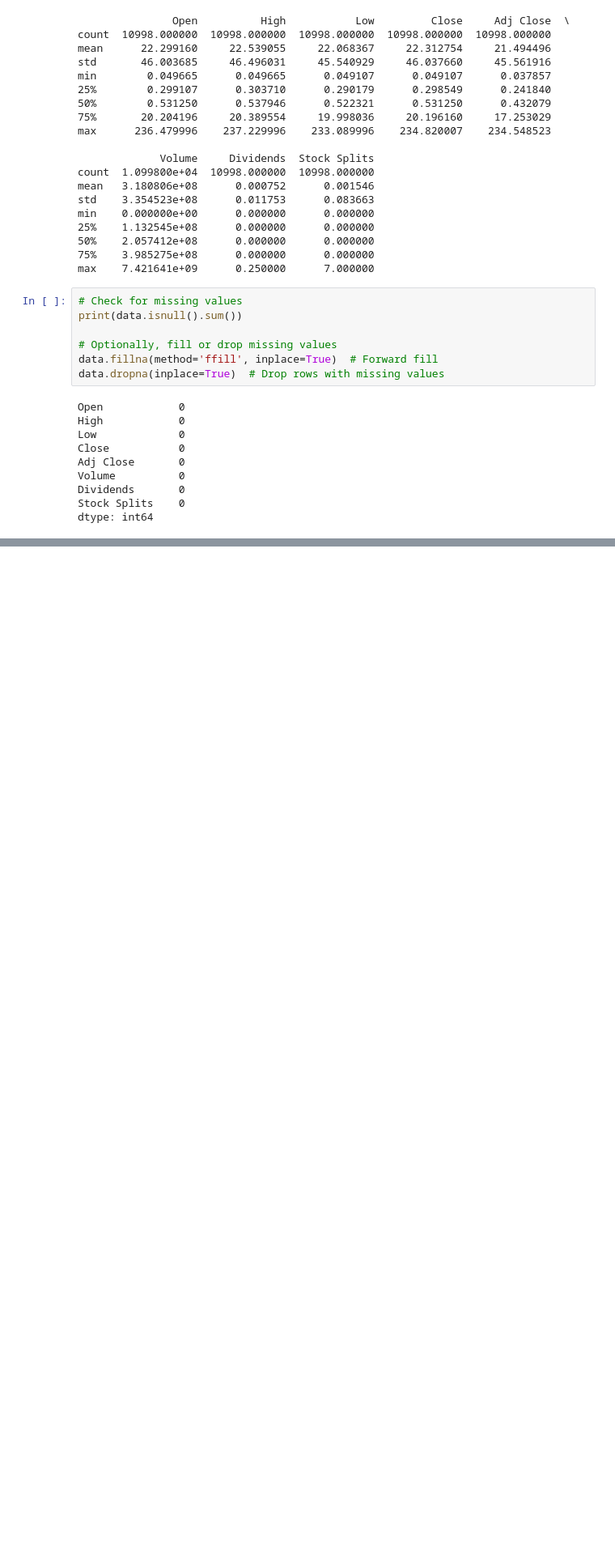
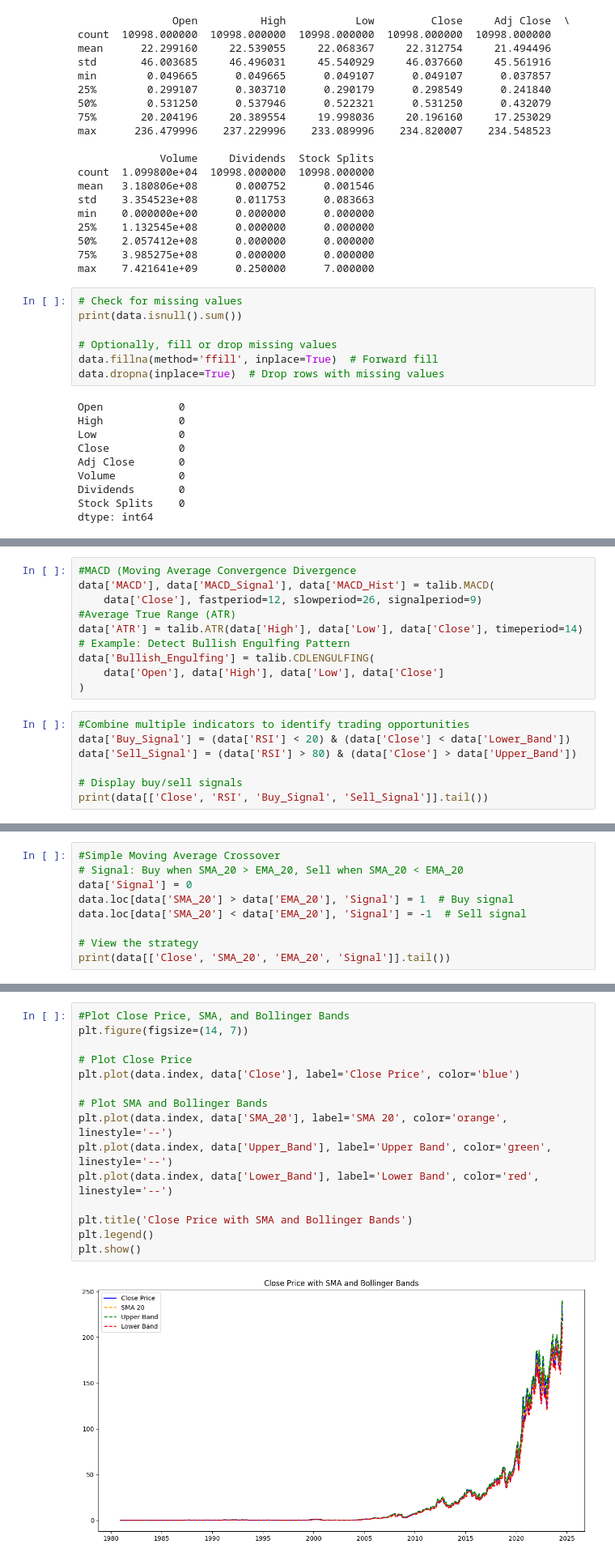
Before and after one commit to hasankere/Training, a Jupyter notebook: notebooks/Finacial_data_analysis.ipynb, the cells around one changed output, grey strips where cells are left out. Shown at 81% size. Drawn from its saved outputs; the diff is of its cells as text; blank space fills up the shorter version.

```diff
--- a/notebooks/Finacial_data_analysis.ipynb
+++ b/notebooks/Finacial_data_analysis.ipynb
@@ -97,0 +108,17 @@ dtype: int64
+# %%
+#MACD (Moving Average Convergence Divergence
+data['MACD'], data['MACD_Signal'], data['MACD_Hist'] = talib.MACD(
+    data['Close'], fastperiod=12, slowperiod=26, signalperiod=9)
+#Average True Range (ATR)
+data['ATR'] = talib.ATR(data['High'], data['Low'], data['Close'], timeperiod=14)
+# Example: Detect Bullish Engulfing Pattern
+data['Bullish_Engulfing'] = talib.CDLENGULFING(
+    data['Open'], data['High'], data['Low'], data['Close']
+)
+# %%
+#Combine multiple indicators to identify trading opportunities
+data['Buy_Signal'] = (data['RSI'] < 20) & (data['Close'] < data['Lower_Band'])
+data['Sell_Signal'] = (data['RSI'] > 80) & (data['Close'] > data['Upper_Band'])
+
+# Display buy/sell signals
+print(data[['Close', 'RSI', 'Buy_Signal', 'Sell_Signal']].tail())
@@ -97,0 +133,9 @@ dtype: int64
+# %%
+#Simple Moving Average Crossover
+# Signal: Buy when SMA_20 > EMA_20, Sell when SMA_20 < EMA_20
+data['Signal'] = 0
+data.loc[data['SMA_20'] > data['EMA_20'], 'Signal'] = 1  # Buy signal
+data.loc[data['SMA_20'] < data['EMA_20'], 'Signal'] = -1  # Sell signal
+
+# View the strategy
+print(data[['Close', 'SMA_20', 'EMA_20', 'Signal']].tail())
@@ -97,0 +150,17 @@ dtype: int64
+# %%
+#Plot Close Price, SMA, and Bollinger Bands
+plt.figure(figsize=(14, 7))
+
+# Plot Close Price
+plt.plot(data.index, data['Close'], label='Close Price', color='blue')
+
+# Plot SMA and Bollinger Bands
+plt.plot(data.index, data['SMA_20'], label='SMA 20', color='orange', linestyle='--')
+plt.plot(data.index, data['Upper_Band'], label='Upper Band', color='green', linestyle='--')
+plt.plot(data.index, data['Lower_Band'], label='Lower Band', color='red', linestyle='--')
+
+plt.title('Close Price with SMA and Bollinger Bands')
+plt.legend()
+plt.show()
+# %% [output]
+[figure, added]
```
Also changed, not shown: parts of 3 cells of this notebook.
